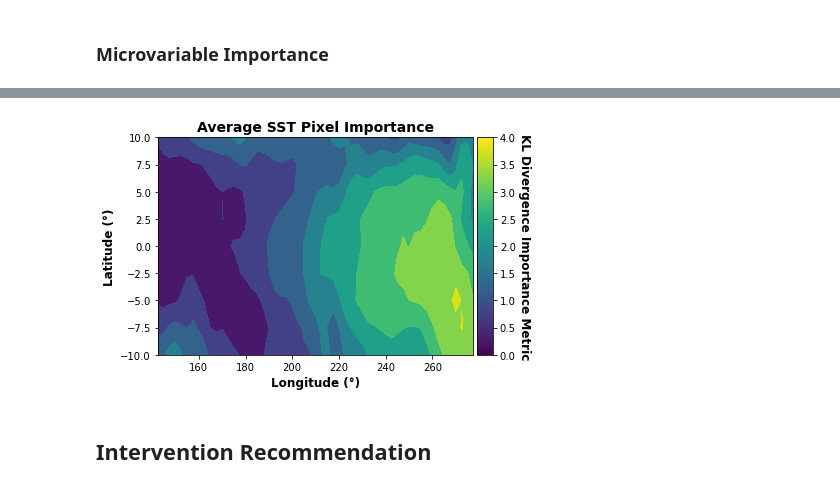
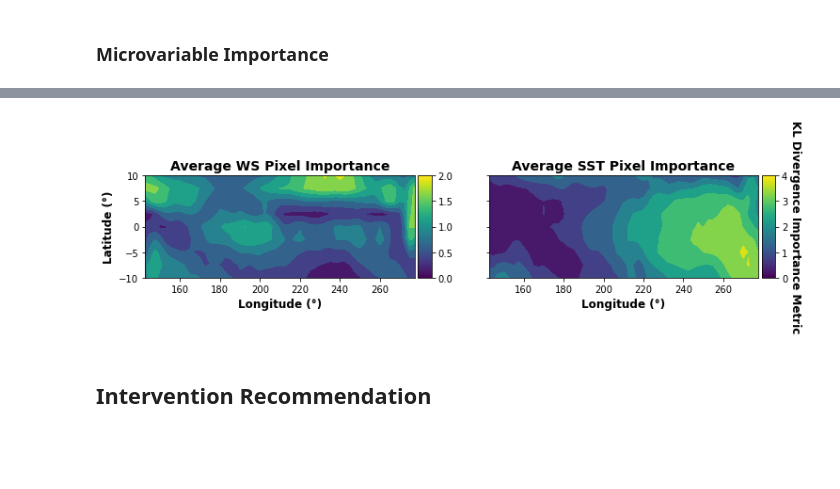
Before and after one commit to eberharf/cfl, a Jupyter notebook: docs/source/examples/el_nino_example.ipynb, the cells around one changed output, grey strips where cells are left out. Saved outputs shown, nothing was run; the diff lists cells and outputs as text; code cells hidden in the pictures; blank space fills up the shorter version.

```diff
--- a/docs/source/examples/el_nino_example.ipynb
+++ b/docs/source/examples/el_nino_example.ipynb
@@ -261,15 +261,3 @@ print('X macrovariable states:')
 pred_results['CauseClusterer']['x_lbls']
 # %% [markdown]
 ### Microvariable Importance
-# %%
-import cfl.post_cfl.microvariable_importance as mi
-from importlib import reload
-reload(mi)
-importances = mi.compute_microvariable_importance(
-                            exp='results/experiment0010',
-                            data=X,
-                            cause_or_effect='cause')
-fig,ax = plt.subplots()
-plot_contour_map(data=np.mean(importances,(0,1)), ax=ax, imshape=IMSHAPE,
-                 title='Average WS Pixel Importance', cmap='viridis',
-                 cmap_label='KL Divergence Importance Metric')
@@ -278,14 +264,28 @@ plot_contour_map(data=np.mean(importances,(0,1)), ax=ax, imshape=IMSHAPE,
-# %%
-importances = mi.compute_microvariable_importance(
-                            exp='results/experiment0010',
-                            data=Y,
-                            cause_or_effect='effect')
-fig,ax = plt.subplots()
-plot_contour_map(data=np.mean(importances,(0,1)), ax=ax, imshape=IMSHAPE,
-                 title='Average SST Pixel Importance', cmap='viridis',
-                 cmap_label='KL Divergence Importance Metric')
-# %% [output]
-[figure, removed]
+# %%
+from cfl.post_cfl.microvariable_importance import compute_microvariable_importance
+
+fig,ax = plt.subplots(1,2, figsize=(12,2), sharex=True, sharey=True)
+spaces = ['cause', 'effect']
+samples = [X, Y]
+titles = ['Average WS Pixel Importance', 'Average SST Pixel Importance']
+for i in range(2):
+    importances = compute_microvariable_importance(
+                            exp='results/experiment0010',
+                            data=samples[i],
+                            cause_or_effect=spaces[i])
+    if i==0:
+        cmap_label = ''
+        ylabel='Latitude (°)'
+    else:
+        cmap_label = 'KL Divergence Importance Metric'
+        ylabel=''
+    plot_contour_map(data=np.mean(importances,(0,1)), ax=ax[i], imshape=IMSHAPE,
+                    title=titles[i], cmap='viridis',
+                    cmap_label=cmap_label, ylabel=ylabel)
+plt.savefig('results/experiment0010/dataset_train/importance_maps',
+            bbox_inches='tight')
+# %% [output]
+[figure, added]
 # %% [markdown]
 ## Intervention Recommendation
 # %%
```
Also changed, not shown: parts of 2 cells of this notebook, 1 other file.
